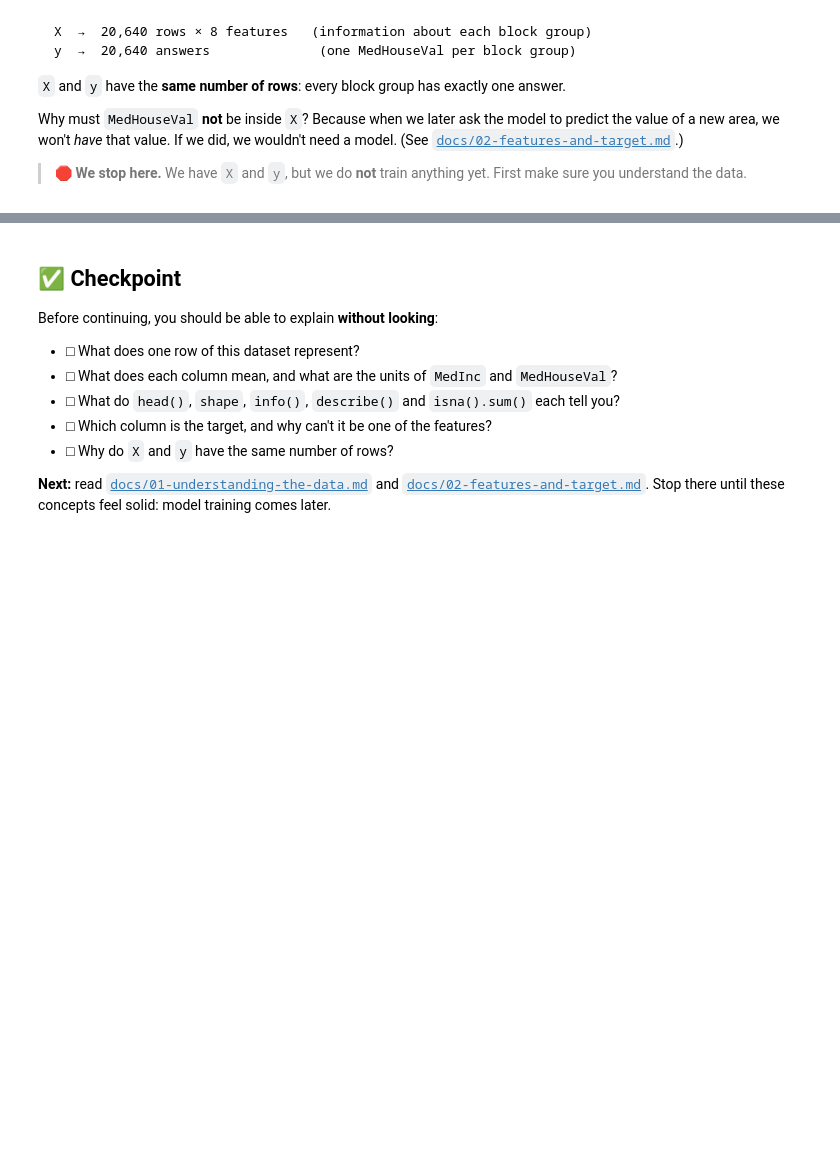
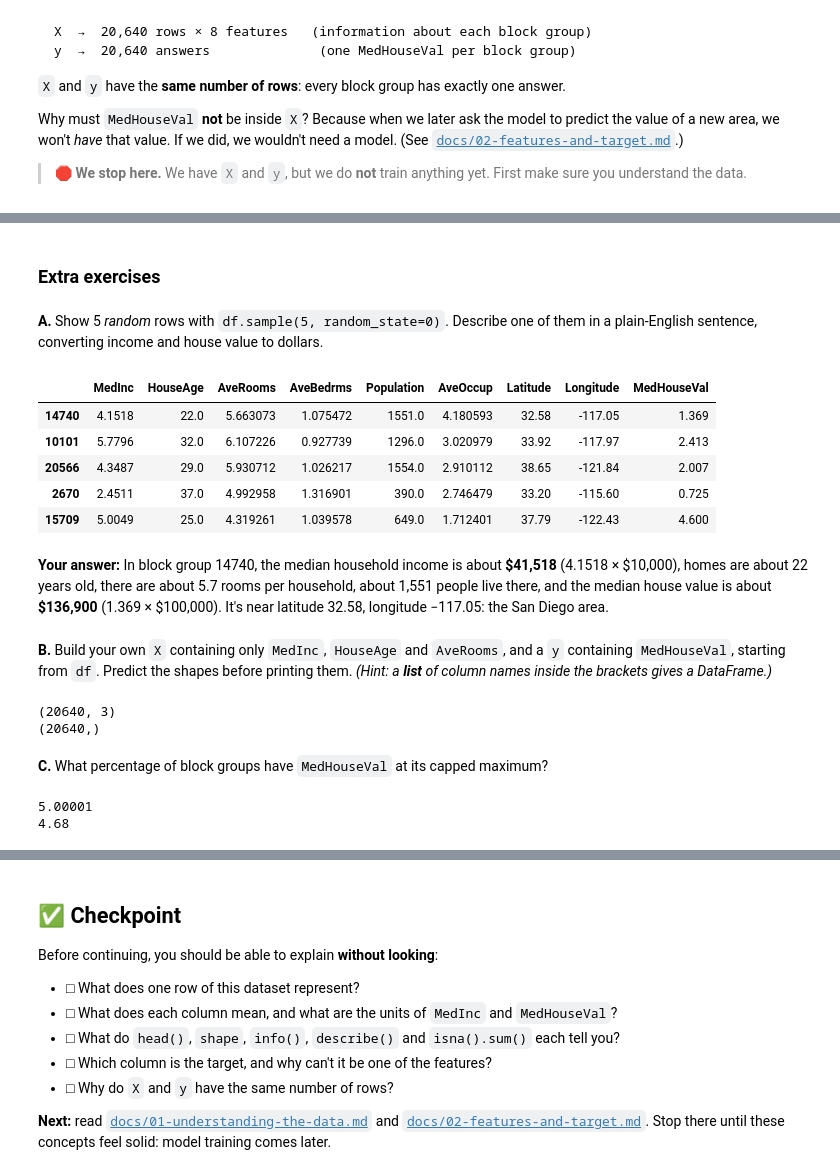
Before and after one commit to tidi-dev/py-ml, a Jupyter notebook: notebooks/01_exploration.ipynb, the cells around one changed output, grey strips where cells are left out. Cells and saved outputs as stored; diff of their text form; code cells hidden in the pictures; blank space fills up the shorter version.

```diff
--- a/notebooks/01_exploration.ipynb
+++ b/notebooks/01_exploration.ipynb
@@ -254,0 +335,9 @@ Answer these in the empty cells below (code) or in a Markdown cell (words). They
+# %%
+# Setup: run this cell first (Shift + Enter).
+# It gives you `housing` and `df` for the questions below,
+# even if you open the notebook fresh and jump straight here.
+import pandas as pd
+from sklearn.datasets import fetch_california_housing
+
+housing = fetch_california_housing(as_frame=True)
+df = housing.frame
@@ -254,0 +410,38 @@ Answer these in the empty cells below (code) or in a Markdown cell (words). They
+# %% [markdown]
+### Extra exercises
+# %% [markdown]
+**A.** Show 5 *random* rows with `df.sample(5, random_state=0)`. Describe one of them in a plain-English sentence, converting income and house value to dollars.
+# %%
+df.sample(5, random_state=0)
+# %% [output]
+|  | MedInc | HouseAge | AveRooms | AveBedrms | Population | AveOccup | Latitude | Longitude | MedHouseVal |
+| 14740 | 4.1518 | 22.0 | 5.663073 | 1.075472 | 1551.0 | 4.180593 | 32.58 | -117.05 | 1.369 |
+| 10101 | 5.7796 | 32.0 | 6.107226 | 0.927739 | 1296.0 | 3.020979 | 33.92 | -117.97 | 2.413 |
+| 20566 | 4.3487 | 29.0 | 5.930712 | 1.026217 | 1554.0 | 2.910112 | 38.65 | -121.84 | 2.007 |
+| 2670 | 2.4511 | 37.0 | 4.992958 | 1.316901 | 390.0 | 2.746479 | 33.20 | -115.60 | 0.725 |
+| 15709 | 5.0049 | 25.0 | 4.319261 | 1.039578 | 649.0 | 1.712401 | 37.79 | -122.43 | 4.600 |
+# %% [markdown]
+**Your answer:** In block group 14740, the median household income is about **\$41,518** (4.1518 × \$10,000), homes are about 22 years old, there are about 5.7 rooms per household, about 1,551 people live there, and the median house value is about **\$136,900** (1.369 × \$100,000). It's near latitude 32.58, longitude −117.05: the San Diego area.
+# %% [markdown]
+**B.** Build your own `X` containing only `MedInc`, `HouseAge` and `AveRooms`, and a `y` containing `MedHouseVal`, starting from `df`. Predict the shapes before printing them. *(Hint: a **list** of column names inside the brackets gives a DataFrame.)*
+# %%
+X = df[["MedInc", "HouseAge", "AveRooms"]]
+y = df["MedHouseVal"]
+
+print(X.shape)
+print(y.shape)
+# %% [output]
+(20640, 3)
+(20640,)
+# %% [markdown]
+**C.** What percentage of block groups have `MedHouseVal` at its capped maximum?
+# %%
+max_value = df["MedHouseVal"].max()
+at_max = df["MedHouseVal"] == max_value
+percent = at_max.mean() * 100
+
+print(max_value)
+print(round(percent, 2))
+# %% [output]
+5.00001
+4.68
```
Also changed, not shown: parts of 40 cells of this notebook.
